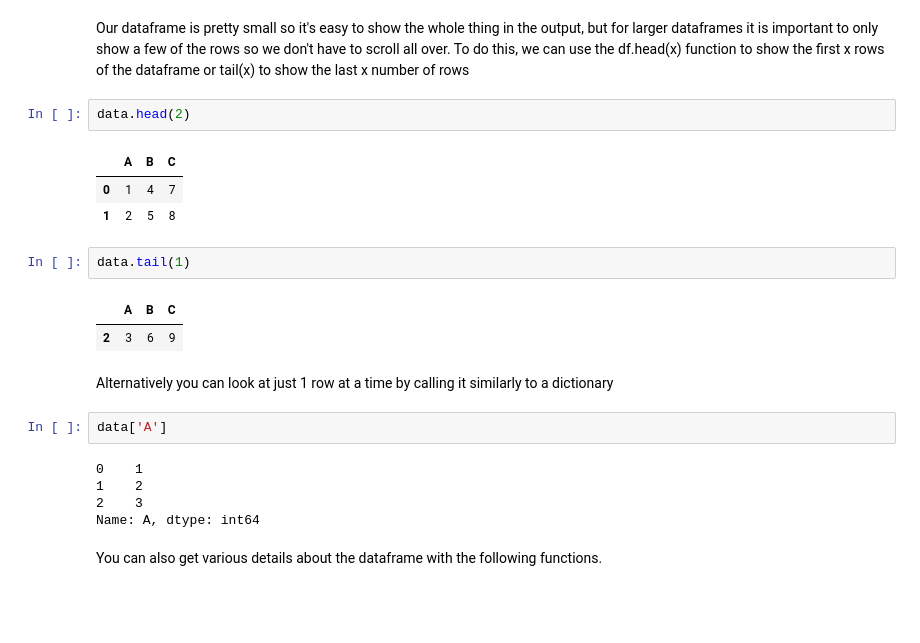
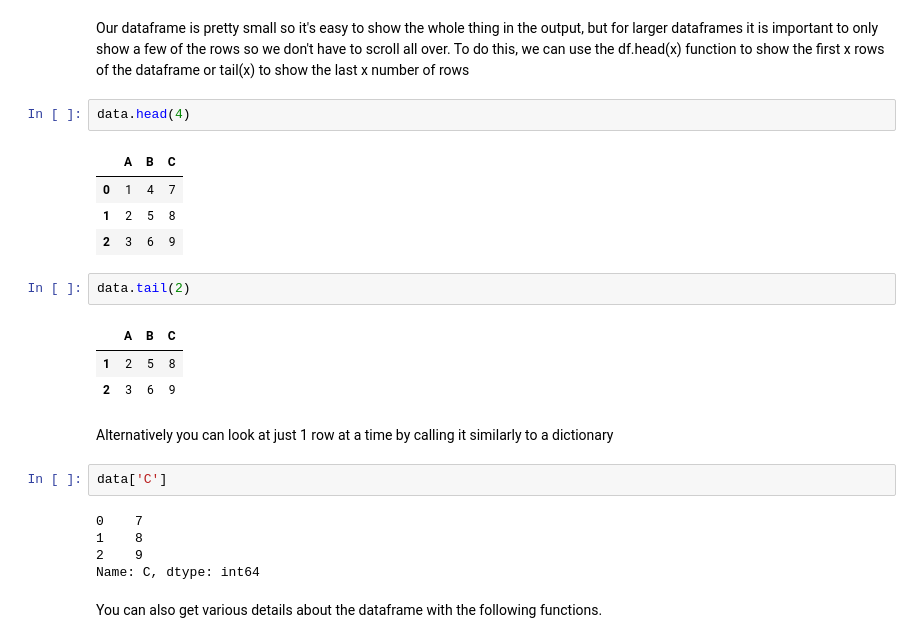
Before and after one commit to ryand0n/SC2022-BatchD-electric-pythons, a Jupyter notebook: Demo/week1/intro_to_python.ipynb, the cells around one changed output. Cells and saved outputs as stored; diff of their text form; blank space fills up the shorter version.

```diff
--- a/Demo/week1/intro_to_python.ipynb
+++ b/Demo/week1/intro_to_python.ipynb
@@ -408,25 +443,27 @@ data
 # %% [markdown]
 Our dataframe is pretty small so it's easy to show the whole thing in the output, but for larger dataframes it is important to only show a few of the rows so we don't have to scroll all over. To do this, we can use the df.head\(x\) function to show the first x rows of the dataframe or tail\(x\) to show the last x number of rows
 # %%
-data.head(2)
+data.head(4)
 # %% [output]
 |  | A | B | C |
 | 0 | 1 | 4 | 7 |
 | 1 | 2 | 5 | 8 |
+| 2 | 3 | 6 | 9 |
 # %%
-data.tail(1)
+data.tail(2)
 # %% [output]
 |  | A | B | C |
+| 1 | 2 | 5 | 8 |
 | 2 | 3 | 6 | 9 |
 # %% [markdown]
 Alternatively you can look at just 1 row at a time by calling it similarly to a dictionary
 # %%
-data['A']
+data['C']
 # %% [output]
-0    1
-1    2
-2    3
-Name: A, dtype: int64
+0    7
+1    8
+2    9
+Name: C, dtype: int64
 # %% [markdown]
 You can also get various details about the dataframe with the following functions.
 # %%
```
Also changed, not shown: parts of 10 cells of this notebook, 18 other files.
